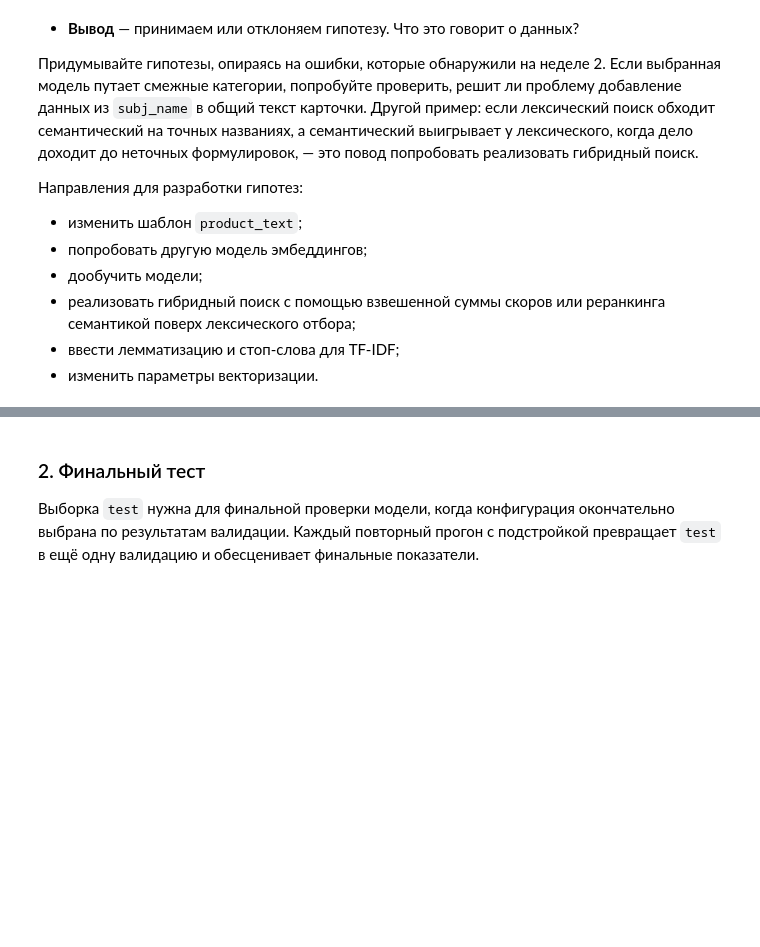
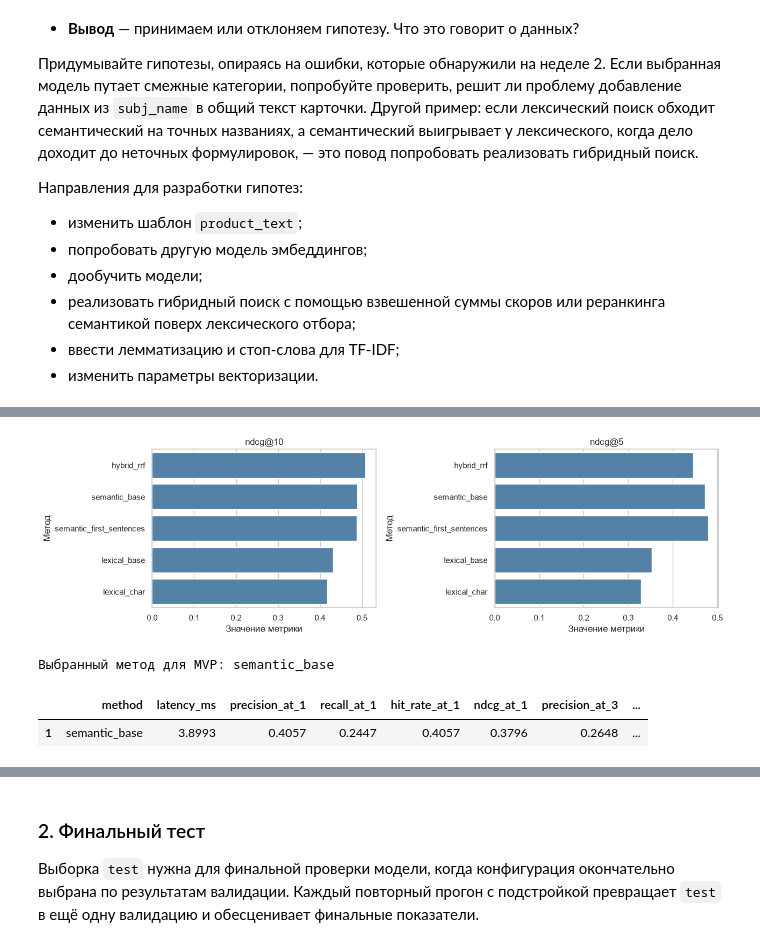
Before and after one commit to danat7075/CalmFruits_recommendation_system, a Jupyter notebook: semantic_search_project.ipynb, the cells around one changed output, grey strips where cells are left out. Saved outputs shown, nothing was run; the diff lists cells and outputs as text; code cells hidden in the pictures; blank space fills up the shorter version.

```diff
--- a/semantic_search_project.ipynb
+++ b/semantic_search_project.ipynb
@@ -1414,0 +1767,27 @@ Ellipsis
+# %%
+# Сортируем таблицу по NDCG@10, затем по NDCG@5 и Recall@10.
+# Сравниваем результаты только на validation.
+metrics_table = pd.DataFrame(results).sort_values(
+    ["ndcg_at_10", "ndcg_at_5", "recall_at_10", "method"],
+    ascending=[False, False, False, True],
+).reset_index(drop=True)
+metrics_table.to_csv(PROJECT_DIR / "validation_metrics.csv", index=False)
+display(metrics_table)
+
+# Показываем изменение относительно соответствующего baseline.
+experiment_baselines = {
+    "semantic_first_sentences": "semantic_base",
+    "lexical_char": "lexical_base", "hybrid_rrf": "semantic_base",
+}
+indexed_metrics = metrics_table.set_index("method")
+comparison_rows = []
+for method_name, baseline_name in experiment_baselines.items():
+    row = {"method": method_name, "baseline": baseline_name}
+    for metric in ["ndcg_at_10", "ndcg_at_5", "recall_at_10"]:
+        row["delta_" + metric] = (
+            indexed_metrics.loc[method_name, metric] - indexed_metrics.loc[baseline_name, metric]
+        )
+    comparison_rows.append(row)
+experiment_deltas = pd.DataFrame(comparison_rows)
+experiment_deltas.to_csv(ARTIFACTS_DIR / "experiment_deltas.csv", index=False)
+display(experiment_deltas)
@@ -1414,0 +1805,36 @@ Ellipsis
+# %%
+# Графики двух основных метрик сохраняем для ревью и MLflow.
+fig, axes = plt.subplots(1, 2, figsize=(13, 4))
+for ax, metric in zip(axes, ["ndcg_at_10", "ndcg_at_5"]):
+    sns.barplot(data=metrics_table, x=metric, y="method", ax=ax, color="steelblue")
+    ax.set_title(metric.replace("_at_", "@"))
+    ax.set_xlabel("Значение метрики")
+    ax.set_ylabel("Метод")
+fig.tight_layout()
+comparison_plot = ARTIFACTS_DIR / "validation_comparison.png"
+fig.savefig(comparison_plot, dpi=140)
+plt.show()
+
+# Сохраняем артефакты в MLflow, чтобы можно было скачать и проверить.
+for run_id in run_ids.values():
+    client.log_artifact(run_id, str(PROJECT_DIR / "validation_metrics.csv"))
+    client.log_artifact(run_id, str(ARTIFACTS_DIR / "experiment_deltas.csv"))
+    client.log_artifact(run_id, str(comparison_plot), artifact_path="plots")
+# %% [output]
+[figure, added]
+# %%
+# Для MVP выбираем E5: важны первые позиции выдачи и полнота поиска.
+# На validation E5 превосходит RRF по NDCG@5, Recall@10 и MRR.
+# Принимаем небольшое снижение NDCG@10 ради этих преимуществ
+# и более простой реализации с одним поисковым методом.
+best_method = "semantic_base"
+
+print("Выбранный метод для MVP:", best_method)
+display(
+    metrics_table.loc[metrics_table["method"].eq(best_method)]
+    .style.format(precision=4)
+)
+# %% [output]
+Выбранный метод для MVP: semantic_base
+|  | method | latency_ms | precision_at_1 | recall_at_1 | hit_rate_at_1 | ndcg_at_1 | precision_at_3 | ... |
+| 1 | semantic_base | 3.8993 | 0.4057 | 0.2447 | 0.4057 | 0.3796 | 0.2648 | ... |
```
Also changed, not shown: parts of 70 cells of this notebook, 8 other files.
